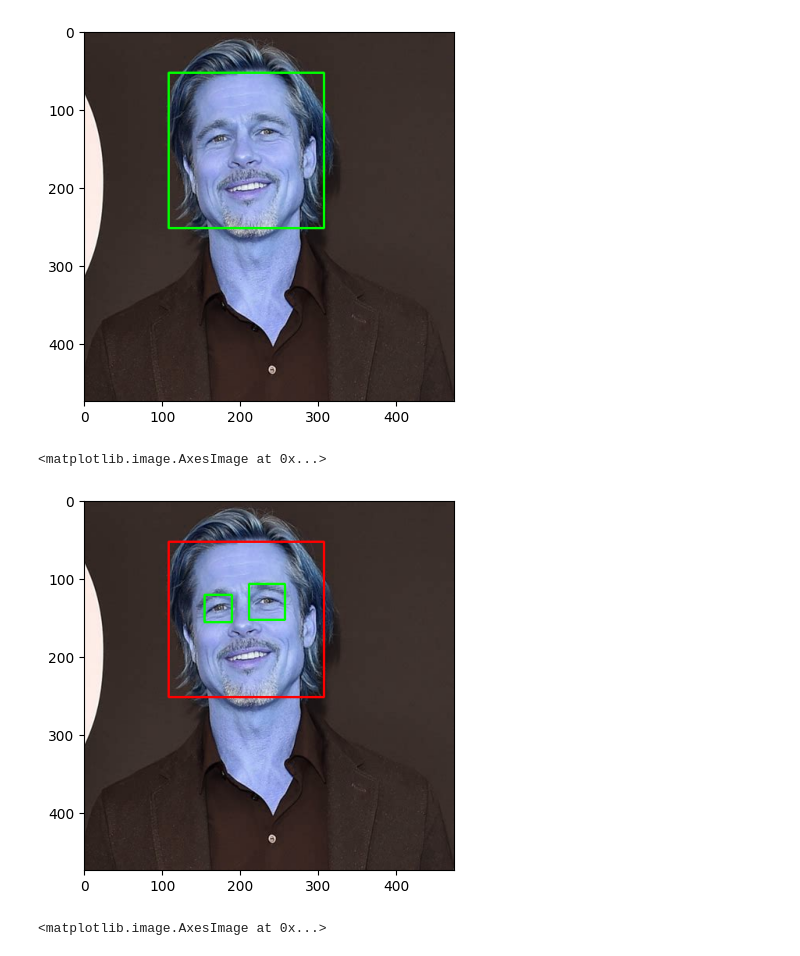
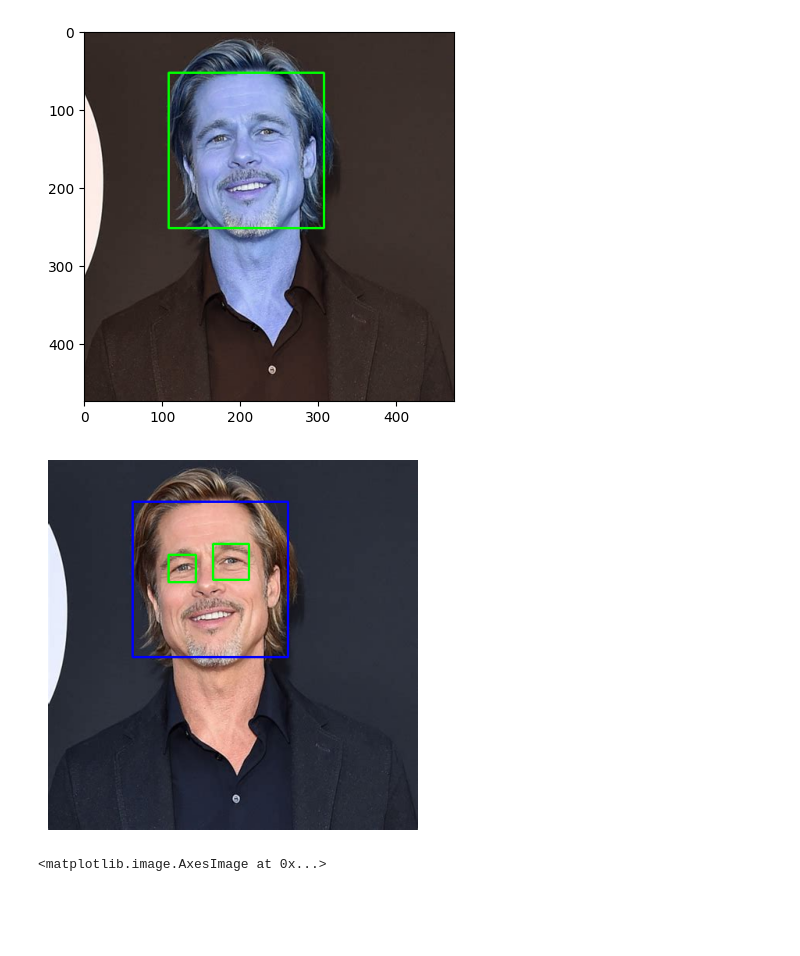
Before and after one commit to SayedLabib/Celeb_Image_Classification_ML, a Jupyter notebook: celebrety_image_classifier.ipynb, the cells around one changed output. Drawn from its saved outputs; the diff is of its cells as text; code cells hidden in the pictures; blank space fills up the shorter version.

```diff
--- a/celebrety_image_classifier.ipynb
+++ b/celebrety_image_classifier.ipynb
@@ -58,24 +58,26 @@ plt.imshow(face_img)
 [figure]
 # %%
 
-# Detecting face and Eye
-
 for (x, y, w, h) in faces:
+    # Draw a rectangle around the face
     cv2.rectangle(img, (x, y), (x + w, y + h), (255, 0, 0), 2)
 
+    # Extract the region of interest (ROI) for the face in grayscale and color
+    roi_gray = gray[y:y+h, x:x+w]
+    roi_color = img[y:y+h, x:x+w]
 
-
+    # Detect eyes within the face ROI
     eyes = eye_cascade.detectMultiScale(roi_gray)
     for (ex, ey, ew, eh) in eyes:
+        # Draw a rectangle around the eyes
         cv2.rectangle(roi_color, (ex, ey), (ex + ew, ey + eh), (0, 255, 0), 2)
 
-
-# plt.figure()
-plt.imshow(face_img, cmap ='gray')
-# plt.show()
+# Display the result using matplotlib
+plt.imshow(cv2.cvtColor(img, cv2.COLOR_BGR2RGB))  # Convert BGR to RGB for matplotlib
+plt.axis('off')  # Hide axis
+plt.show()
 # %% [output]
-<matplotlib.image.AxesImage at 0x...>
-[figure, old version]
+[figure, new version]
 # %%
 #cropping the image
 %matplotlib inline
```
Also changed, not shown: parts of 7 cells of this notebook, 1 other file.
